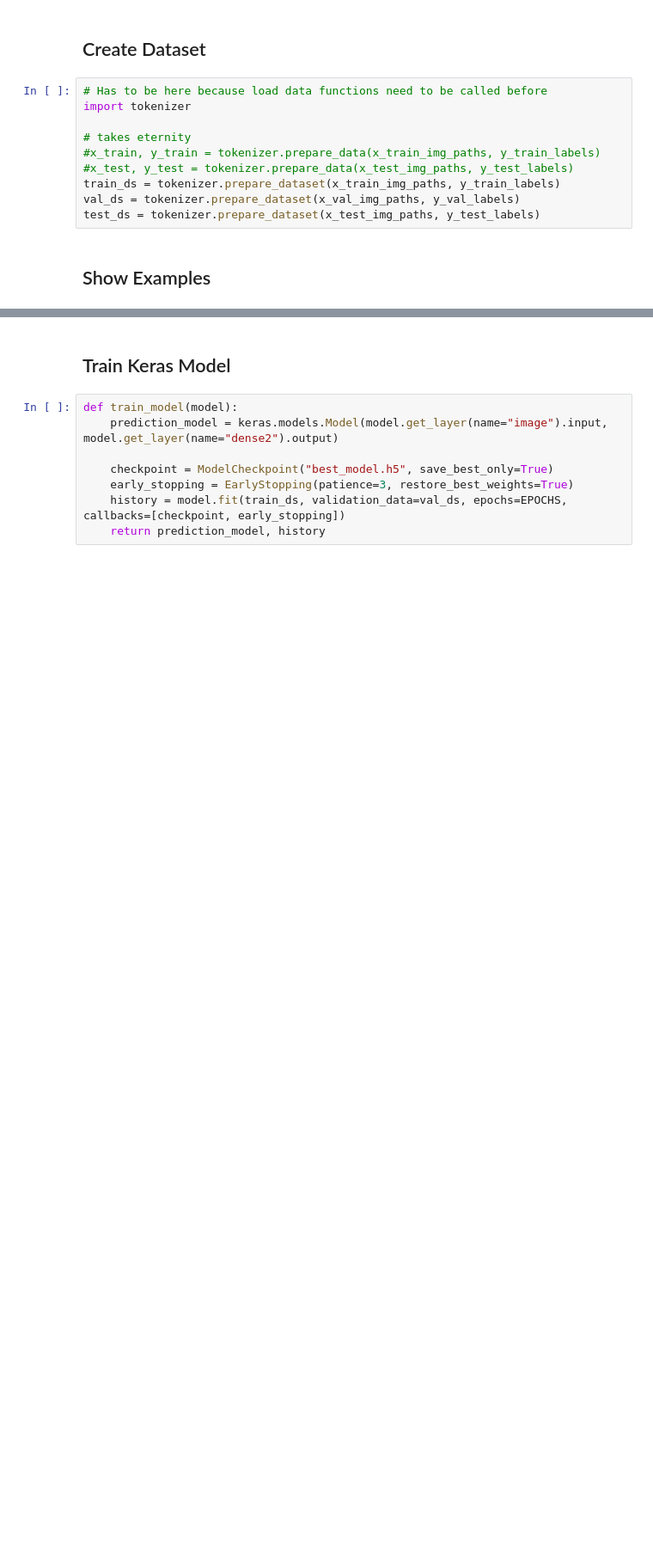
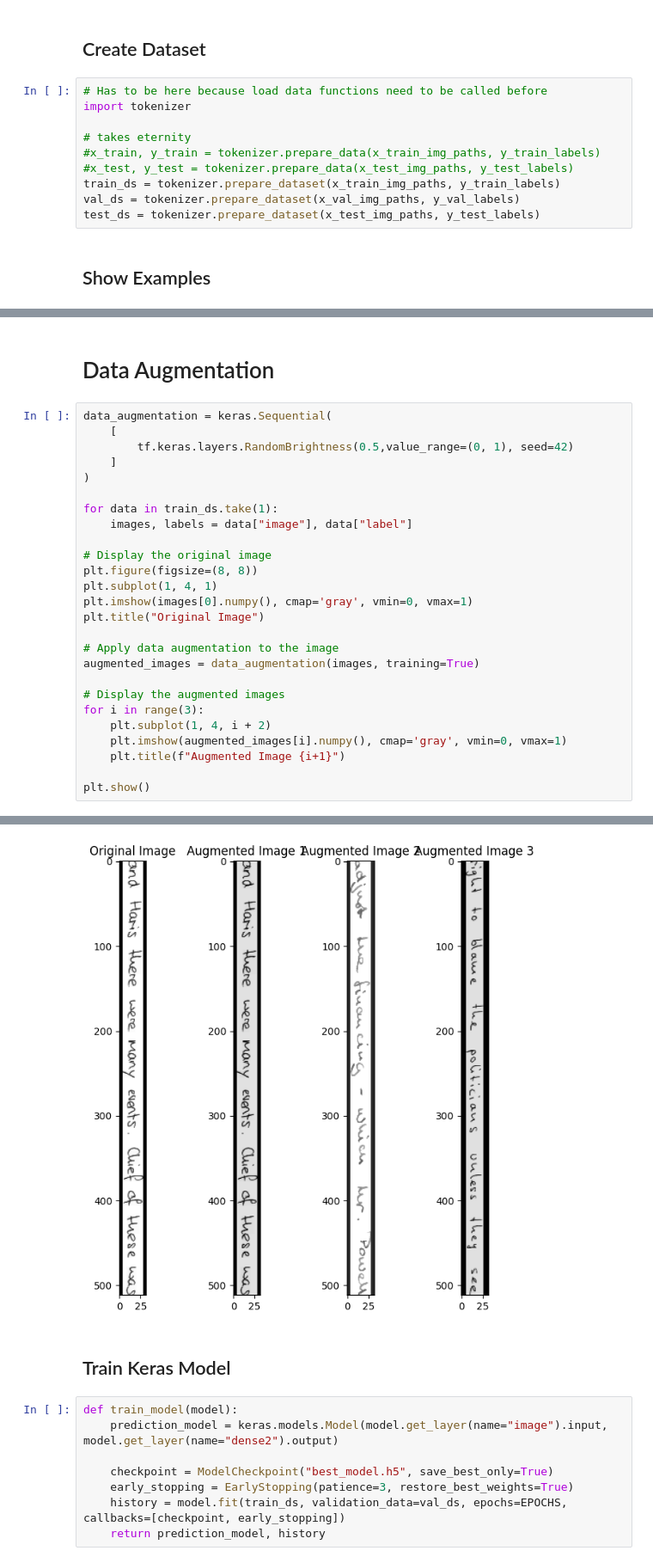
Before and after one commit to DevTimBo/SmartApp-Project, a Jupyter notebook: main.ipynb, the cells around one changed output, grey strips where cells are left out. Shown at 86% size. Saved outputs shown, nothing was run; the diff lists cells and outputs as text; blank space fills up the shorter version.

Commit message:
add data augmentation in main

```diff
--- a/main.ipynb
+++ b/main.ipynb
@@ -85,0 +98,29 @@ plt.show()
+# %% [markdown]
+# Data Augmentation
+# %%
+data_augmentation = keras.Sequential(
+    [
+        tf.keras.layers.RandomBrightness(0.5,value_range=(0, 1), seed=42)
+    ]
+)
+
+for data in train_ds.take(1):
+    images, labels = data["image"], data["label"]
+
+# Display the original image
+plt.figure(figsize=(8, 8))
+plt.subplot(1, 4, 1)
+plt.imshow(images[0].numpy(), cmap='gray', vmin=0, vmax=1)
+plt.title("Original Image")
+
+# Apply data augmentation to the image
+augmented_images = data_augmentation(images, training=True)
+
+# Display the augmented images
+for i in range(3):
+    plt.subplot(1, 4, i + 2)
+    plt.imshow(augmented_images[i].numpy(), cmap='gray', vmin=0, vmax=1)
+    plt.title(f"Augmented Image {i+1}")
+
+plt.show()
+# %% [output]
@@ -86,3 +135,4 @@ plt.show()
+[figure, added]
 # %% [markdown]
 ## Train Keras Model
 # %%
```
Also changed, not shown: parts of 4 cells of this notebook.
